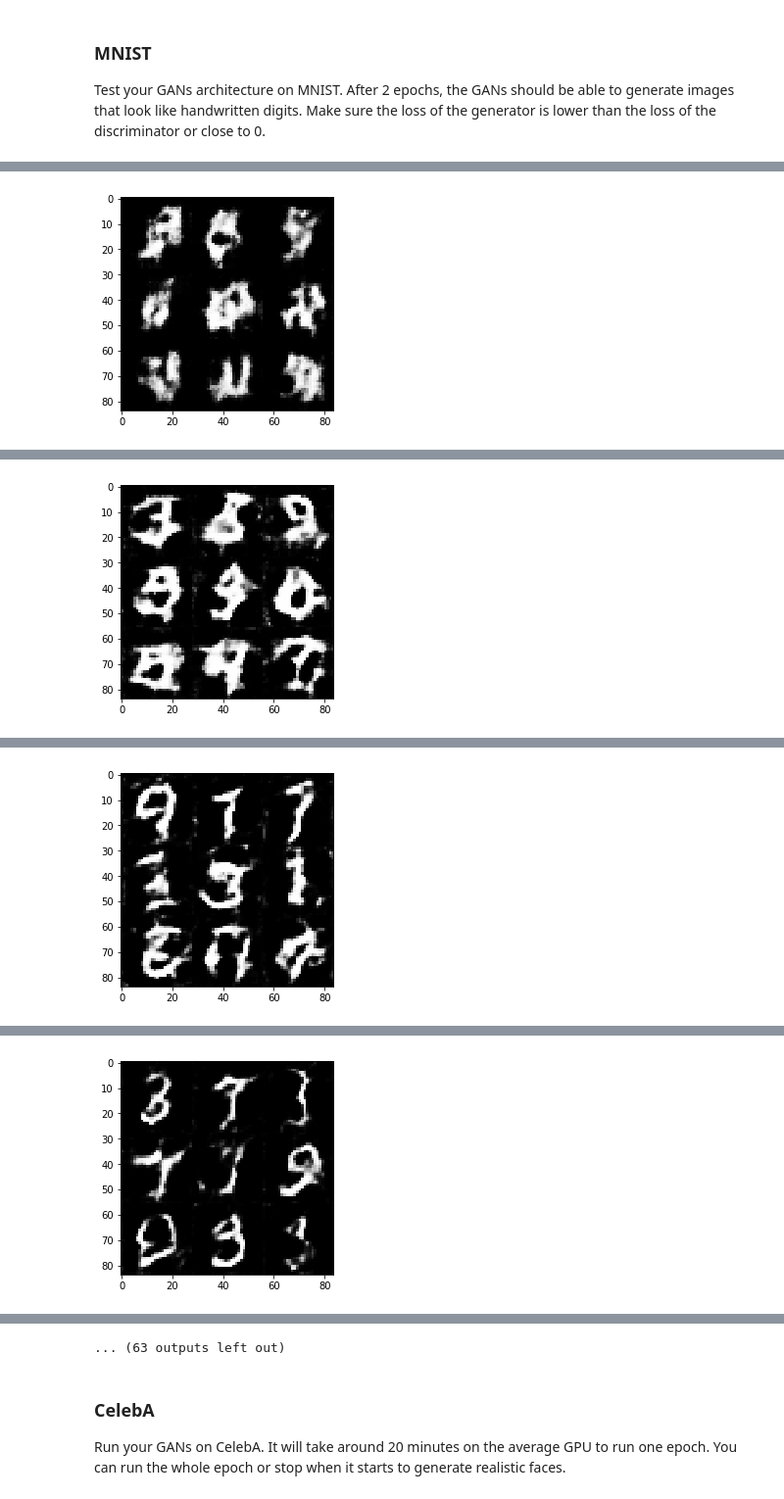
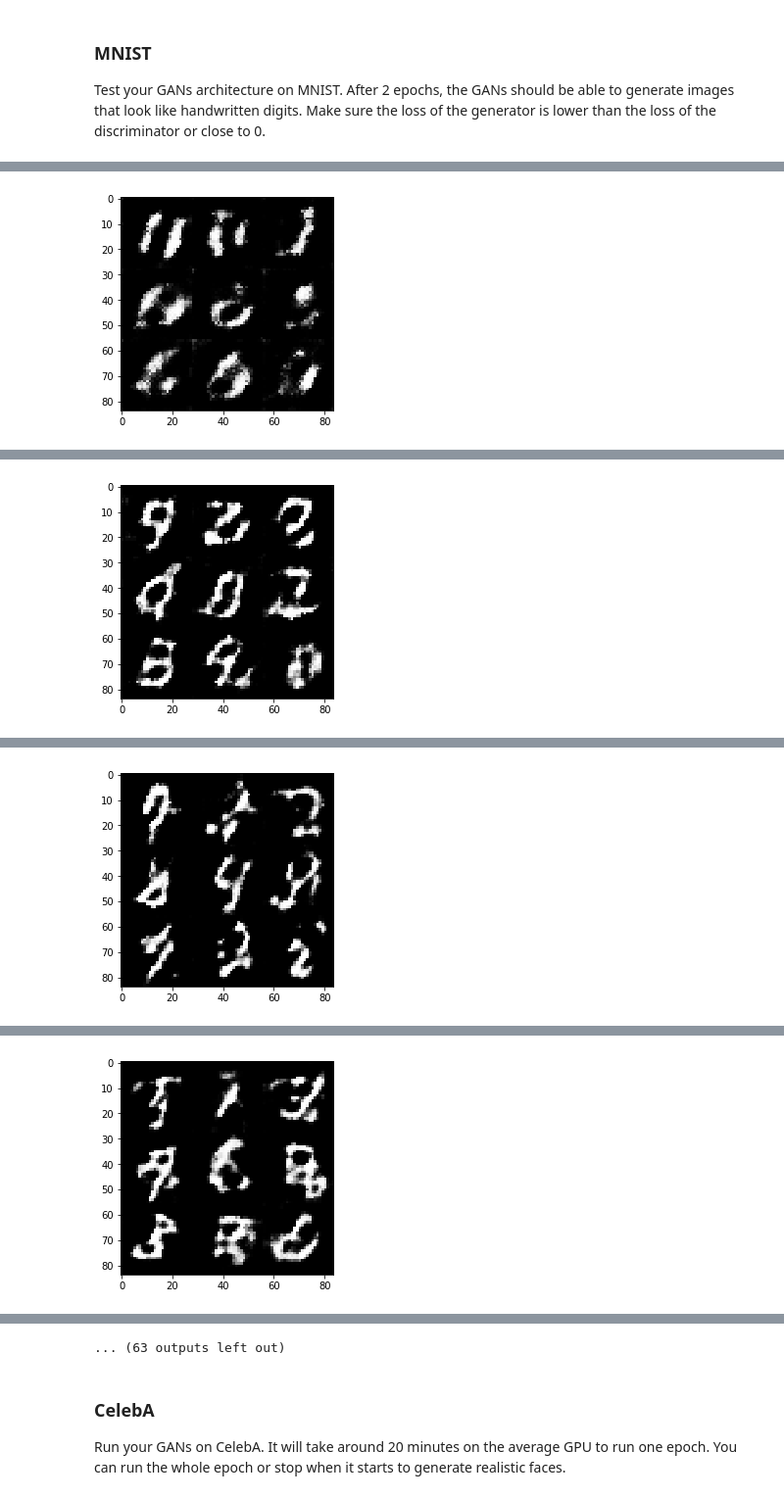
Before and after one commit to Rodolfobm/Face_Generation_DCGAN, a Jupyter notebook: dlnd_face_generation.ipynb, the cells around one changed output, grey strips where cells are left out. Shown at 98% size. Cells and saved outputs as stored; diff of their text form; code cells hidden in the pictures.

```diff
--- a/dlnd_face_generation.ipynb
+++ b/dlnd_face_generation.ipynb
@@ -370,9 +366,9 @@ def train(epoch_count, batch_size, z_dim, learning_rate, beta1, get_batches, dat
                 _ = sess.run([g_opt], feed_dict={input_z : batch_z,
                                                input_real : batch_images,
                                                lr : learning_rate})
-                _ = sess.run([g_opt], feed_dict={input_z : batch_z,
+                '''_ = sess.run([g_opt], feed_dict={input_z : batch_z,
                                                input_real : batch_images,
-                                               lr : learning_rate})
+                                               lr : learning_rate})'''
                 if(step%25 == 0):
                     print("Epoch {}/{}...".format(epoch_i+1, epoch_count),
                           "Discriminator Loss: {:.4f}...".format(train_loss_d),
@@ -386,7 +382,7 @@ Test your GANs architecture on MNIST.  After 2 epochs, the GANs should be able t
 # %%
 batch_size = 32
 z_dim = 100
-learning_rate = 0.001
+learning_rate = 0.0002
 beta1 = 0.5
 
 
@@ -407 +403 @@ Epoch 1/2... Discriminator Loss: 1.6169... Generator Loss: 0.6868
-[figure, old version]
+[figure, new version]
@@ -412 +408 @@ Epoch 1/2... Discriminator Loss: 1.3265... Generator Loss: 1.9912
-[figure, old version]
+[figure, new version]
@@ -417 +413 @@ Epoch 1/2... Discriminator Loss: 1.4779... Generator Loss: 1.1742
-[figure, old version]
+[figure, new version]
@@ -422 +418 @@ Epoch 1/2... Discriminator Loss: 1.3223... Generator Loss: 1.2445
-[figure, old version]
+[figure, new version]
```
Also changed, not shown: parts of 3 cells of this notebook.
